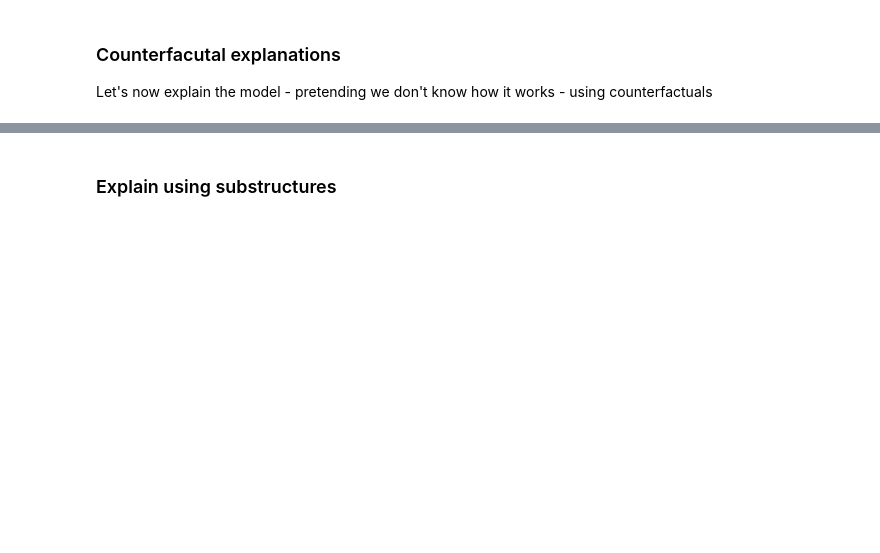
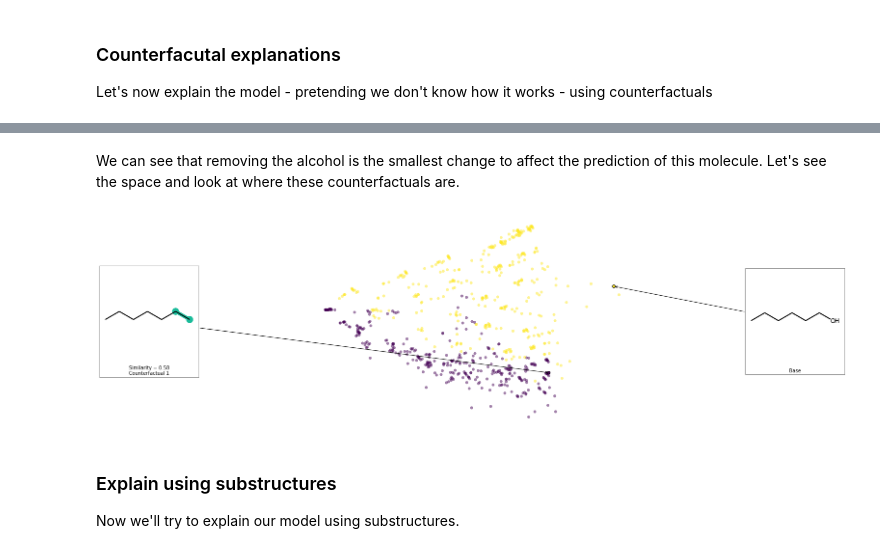
Before and after one commit to webbtheosim/ml-workshop-acsmarm2022, a Jupyter notebook: site/source/20220603-applied/notebook-b.ipynb, the cells around one changed output, grey strips where cells are left out. Drawn from its saved outputs; the diff is of its cells as text; code cells hidden in the pictures; blank space fills up the shorter version.

```diff
--- a/site/source/20220603-applied/notebook-b.ipynb
+++ b/site/source/20220603-applied/notebook-b.ipynb
@@ -42,3 +54,11 @@ space = exmol.sample_space(instance, model, batched=False)
+# %% [markdown]
+We can see that removing the alcohol is the smallest change to affect the prediction of this molecule. Let's see the space and look at where these counterfactuals are.
+# %%
+exmol.plot_space(space, cfs)
+# %% [output]
+[figure, added]
 # %% [markdown]
 ### Explain using substructures
+
+Now we'll try to explain our model using substructures.
 # %%
```
Also changed, not shown: parts of 11 cells of this notebook.
